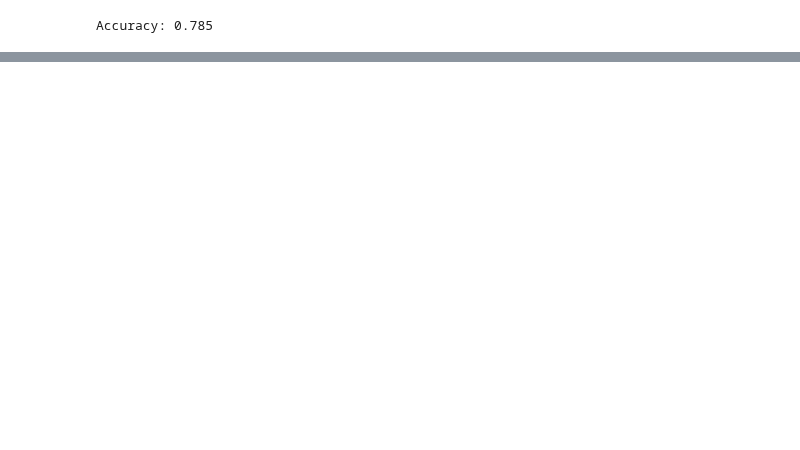
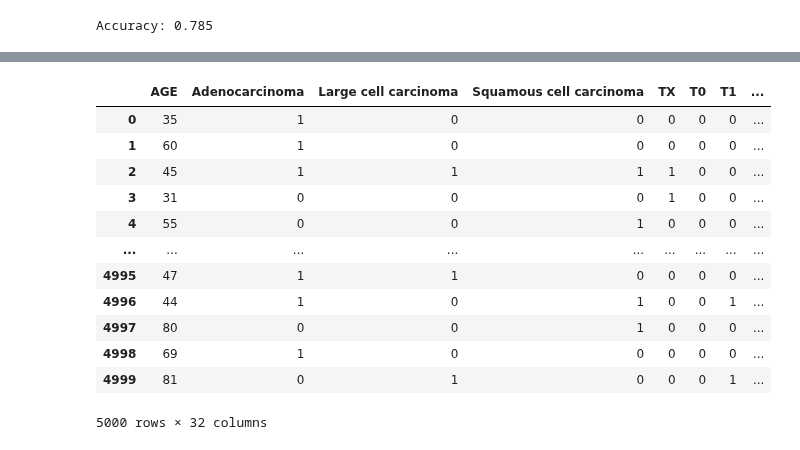
Before and after one commit to ben8169/Study, a Jupyter notebook: ml_class/second_kaggle_project/main.ipynb, the cells around one changed output, grey strips where cells are left out. Saved outputs shown, nothing was run; the diff lists cells and outputs as text; code cells hidden in the pictures; blank space fills up the shorter version.

```diff
--- a/ml_class/second_kaggle_project/main.ipynb
+++ b/ml_class/second_kaggle_project/main.ipynb
@@ -141,0 +215,16 @@ Accuracy: 0.785
+# %%
+test
+# %% [output]
+|  | AGE | Adenocarcinoma | Large cell carcinoma | Squamous cell carcinoma | TX | T0 | T1 | ... |
+| 0 | 35 | 1 | 0 | 0 | 0 | 0 | 0 | ... |
+| 1 | 60 | 1 | 0 | 0 | 0 | 0 | 0 | ... |
+| 2 | 45 | 1 | 1 | 1 | 1 | 0 | 0 | ... |
+| 3 | 31 | 0 | 0 | 0 | 1 | 0 | 0 | ... |
+| 4 | 55 | 0 | 0 | 1 | 0 | 0 | 0 | ... |
+| ... | ... | ... | ... | ... | ... | ... | ... | ... |
+| 4995 | 47 | 1 | 1 | 0 | 0 | 0 | 0 | ... |
+| 4996 | 44 | 1 | 0 | 1 | 0 | 0 | 1 | ... |
+| 4997 | 80 | 0 | 0 | 1 | 0 | 0 | 0 | ... |
+| 4998 | 69 | 1 | 0 | 0 | 0 | 0 | 0 | ... |
+| 4999 | 81 | 0 | 1 | 0 | 0 | 0 | 1 | ... |
+5000 rows × 32 columns
```
Also changed, not shown: parts of 37 cells of this notebook, 1 other file.
